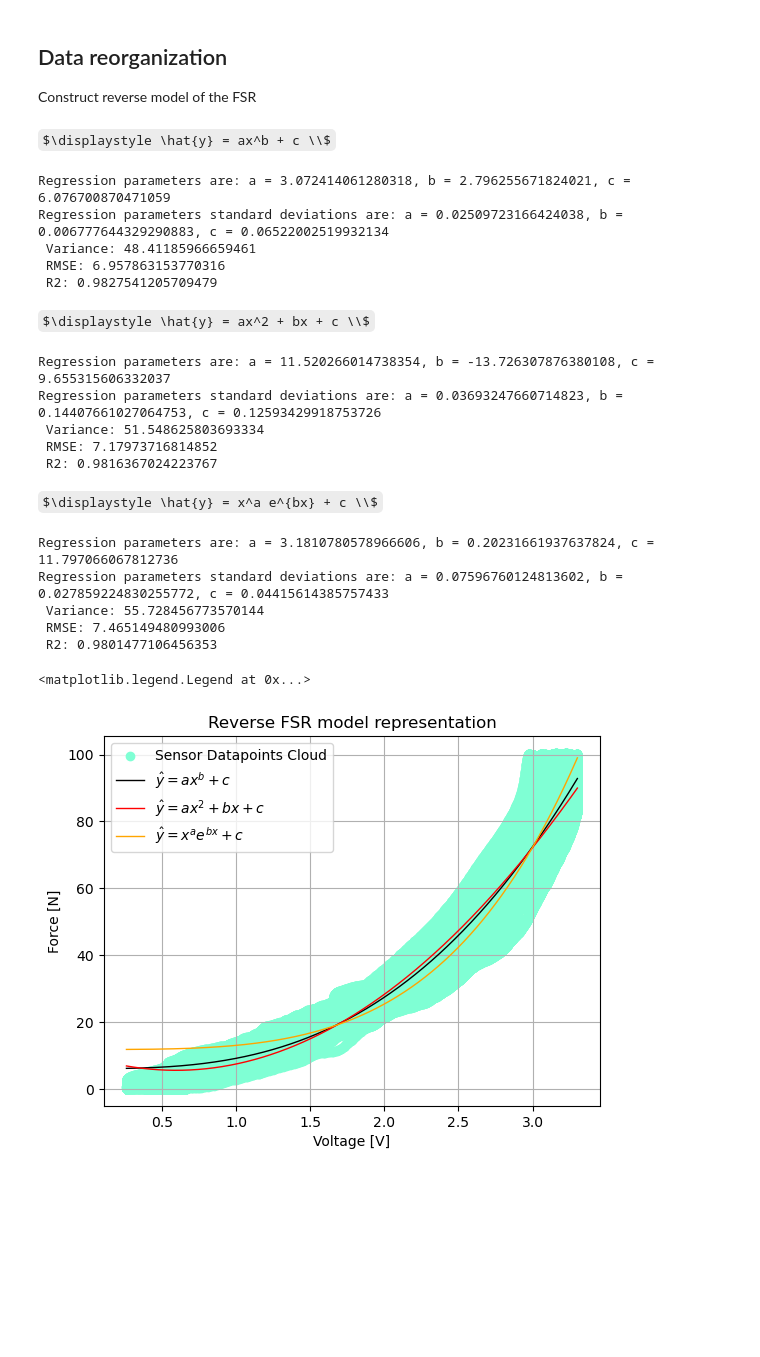
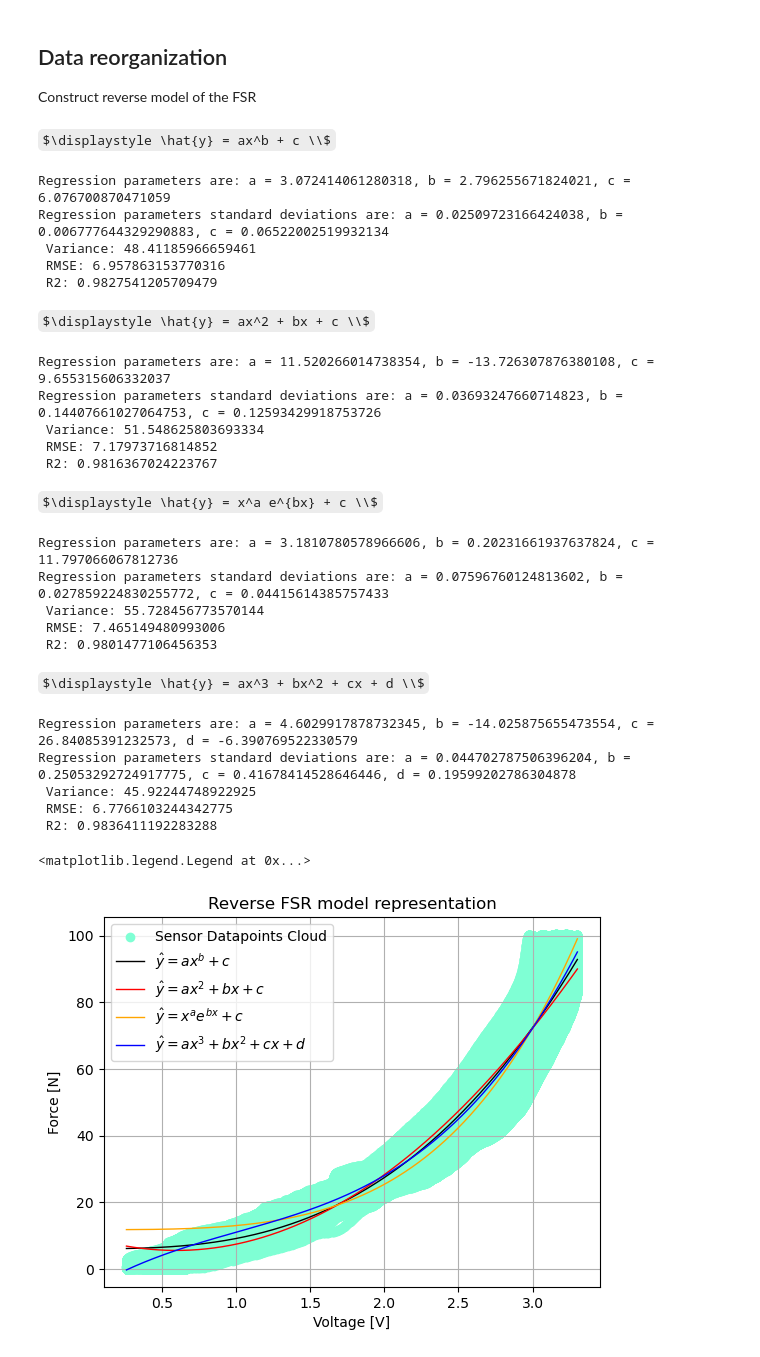
Before and after one commit to DanielProanoGuevara/Exo-sensing, a Jupyter notebook: Processing/SignalProcessing.ipynb, the cells around one changed output. Saved outputs shown, nothing was run; the diff lists cells and outputs as text; code cells hidden in the pictures; some formulas as TeX source; blank space fills up the shorter version.

Commit message:
IIR + decimation implemented, updated inverse regression with 3rd order polynome

```diff
--- a/Processing/SignalProcessing.ipynb
+++ b/Processing/SignalProcessing.ipynb
@@ -75,6 +75,10 @@ def quadraticFit(x, a, b, c):
 # Function to calculate the power law y = x^a * e^(b*x) + c
 def powerLawExponential(x, a, b, c):
     return np.power(x,a) * np.exp(b * x) + c
+
+# Function for the cubic fittin y = ax^3 + bx^2 +cx + d
+def cubicFit(x, a, b, c, d):
+    return a*x**3 + b*x**2 + c*x + d
 
 
 
@@ -459,32 +463,48 @@ head = display(Math(r'\hat{y} = x^a e^{bx} + c \\'))
 regression_par = "Regression parameters are: a = {}, b = {}, c = {} \n".format(*pars)
 regression_par_stdev = "Regression parameters standard deviations are: a = {}, b = {}, c = {} \n".format(*pars_stdev)
 print(regression_par + regression_par_stdev + info)
 
 
 ## Try with 3rd order curve fitting
+pred, var, RMSE, R2, pars, pars_stdev = regressionStatistics(x, y, cubicFit)
 
+info = " Variance: {} \n RMSE: {} \n R2: {}".format(var, RMSE, R2)
+
+## Plot fitted curve
+ax.plot(x, pred, linewidth=1, color='blue', label = r'$\hat{y} = ax^3 + bx^2 + cx + d$')
+
+head = display(Math(r'\hat{y} = ax^3 + bx^2 + cx + d \\'))
+regression_par = "Regression parameters are: a = {}, b = {}, c = {}, d = {} \n".format(*pars)
+regression_par_stdev = "Regression parameters standard deviations are: a = {}, b = {}, c = {}, d = {} \n".format(*pars_stdev)
+print(regression_par + regression_par_stdev + info)
 
 
 ax.grid()
 ax.legend()
 # %% [output]
 $\displaystyle \hat{y} = ax^b + c \\$
 Regression parameters are: a = 3.072414061280318, b = 2.796255671824021, c = 6.076700870471059
 Regression parameters standard deviations are: a = 0.02509723166424038, b = 0.006777644329290883, c = 0.06522002519932134
  Variance: 48.41185966659461
  RMSE: 6.957863153770316
  R2: 0.9827541205709479
 $\displaystyle \hat{y} = ax^2 + bx + c \\$
 Regression parameters are: a = 11.520266014738354, b = -13.726307876380108, c = 9.655315606332037
 Regression parameters standard deviations are: a = 0.03693247660714823, b = 0.14407661027064753, c = 0.12593429918753726
  Variance: 51.548625803693334
  RMSE: 7.17973716814852
  R2: 0.9816367024223767
 $\displaystyle \hat{y} = x^a e^{bx} + c \\$
 Regression parameters are: a = 3.1810780578966606, b = 0.20231661937637824, c = 11.797066067812736
 Regression parameters standard deviations are: a = 0.07596760124813602, b = 0.027859224830255772, c = 0.04415614385757433
  Variance: 55.728456773570144
  RMSE: 7.465149480993006
  R2: 0.9801477106456353
+$\displaystyle \hat{y} = ax^3 + bx^2 + cx + d \\$
-<matplotlib.legend.Legend at 0x...>
+Regression parameters are: a = 4.6029917878732345, b = -14.025875655473554, c = 26.84085391232573, d = -6.390769522330579
+Regression parameters standard deviations are: a = 0.044702787506396204, b = 0.25053292724917775, c = 0.41678414528646446, d = 0.19599202786304878
+ Variance: 45.92244748922925
+ RMSE: 6.7766103244342775
+ R2: 0.9836411192283288
+<matplotlib.legend.Legend at 0x...>
-[figure, old version]
+[figure, new version]
```
Also changed, not shown: parts of 3 cells of this notebook, 1 other file.
